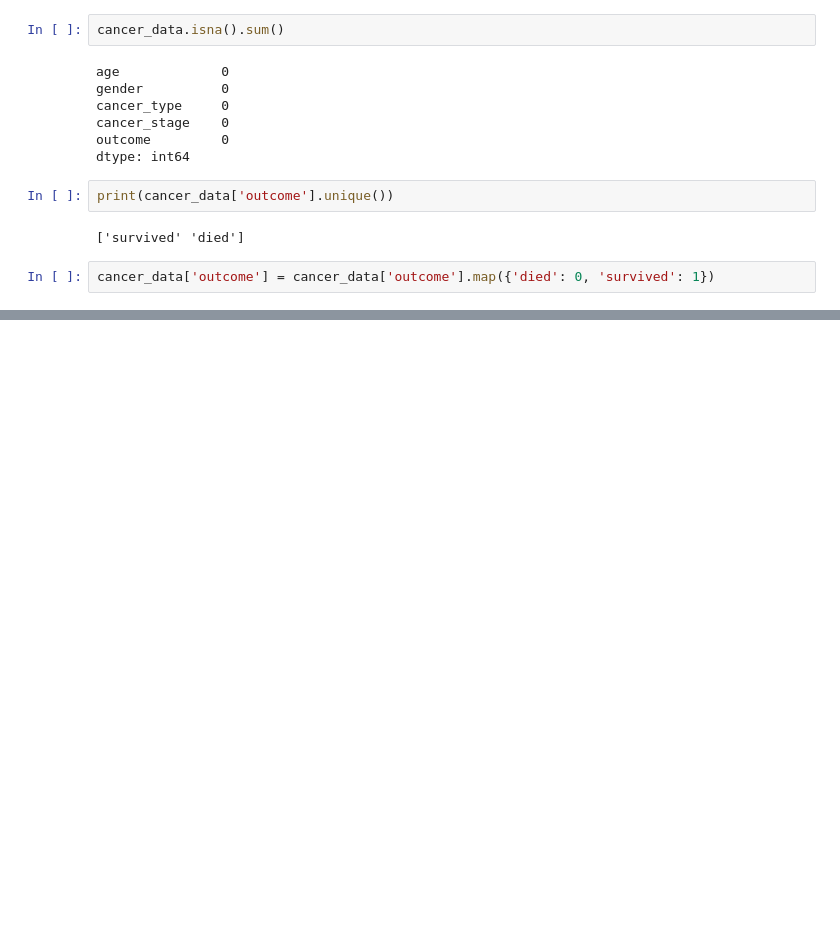
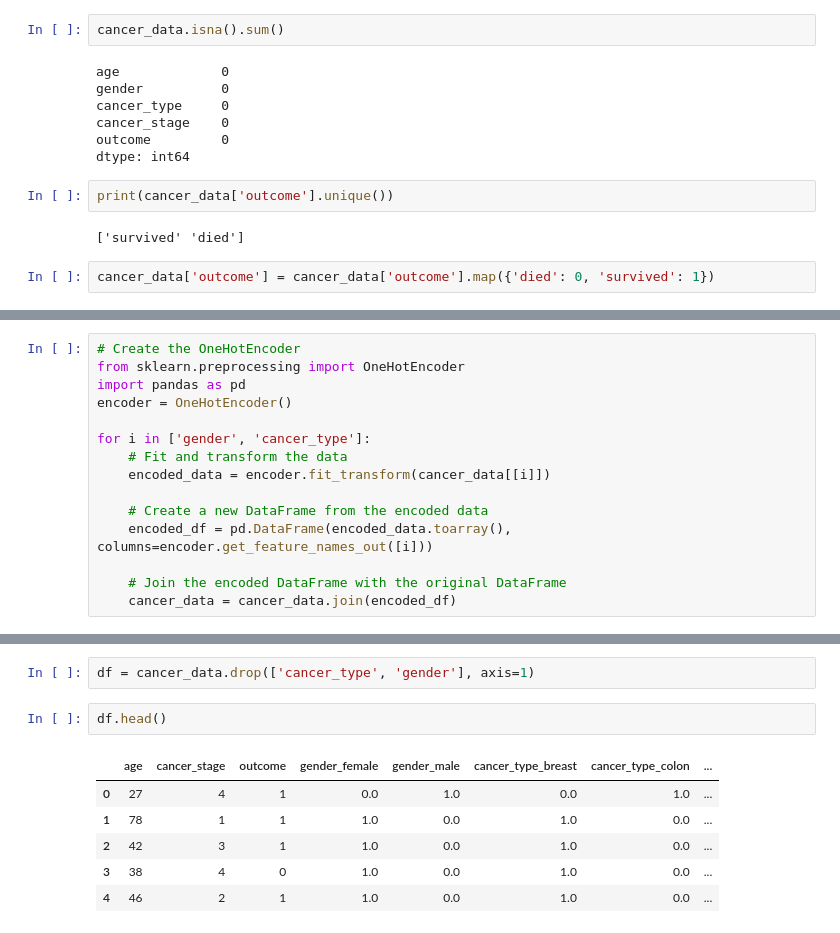
Before and after one commit to isakovanilu/cancer_prediction, a Jupyter notebook: cancer_prediction.ipynb, the cells around one changed output, grey strips where cells are left out. Drawn from its saved outputs; the diff is of its cells as text; blank space fills up the shorter version.

```diff
--- a/cancer_prediction.ipynb
+++ b/cancer_prediction.ipynb
@@ -139,0 +101,15 @@ test_df.head()
+# %%
+# Create the OneHotEncoder
+from sklearn.preprocessing import OneHotEncoder
+import pandas as pd
+encoder = OneHotEncoder()
+
+for i in ['gender', 'cancer_type']:
+    # Fit and transform the data
+    encoded_data = encoder.fit_transform(cancer_data[[i]])
+
+    # Create a new DataFrame from the encoded data
+    encoded_df = pd.DataFrame(encoded_data.toarray(), columns=encoder.get_feature_names_out([i]))
+
+    # Join the encoded DataFrame with the original DataFrame
+    cancer_data = cancer_data.join(encoded_df)
@@ -139,0 +134,11 @@ test_df.head()
+# %%
+df = cancer_data.drop(['cancer_type', 'gender'], axis=1)
+# %%
+df.head()
+# %% [output]
+|  | age | cancer_stage | outcome | gender_female | gender_male | cancer_type_breast | cancer_type_colon | ... |
+| 0 | 27 | 4 | 1 | 0.0 | 1.0 | 0.0 | 1.0 | ... |
+| 1 | 78 | 1 | 1 | 1.0 | 0.0 | 1.0 | 0.0 | ... |
+| 2 | 42 | 3 | 1 | 1.0 | 0.0 | 1.0 | 0.0 | ... |
+| 3 | 38 | 4 | 0 | 1.0 | 0.0 | 1.0 | 0.0 | ... |
+| 4 | 46 | 2 | 1 | 1.0 | 0.0 | 1.0 | 0.0 | ... |
```
Also changed, not shown: parts of 28 cells of this notebook.
